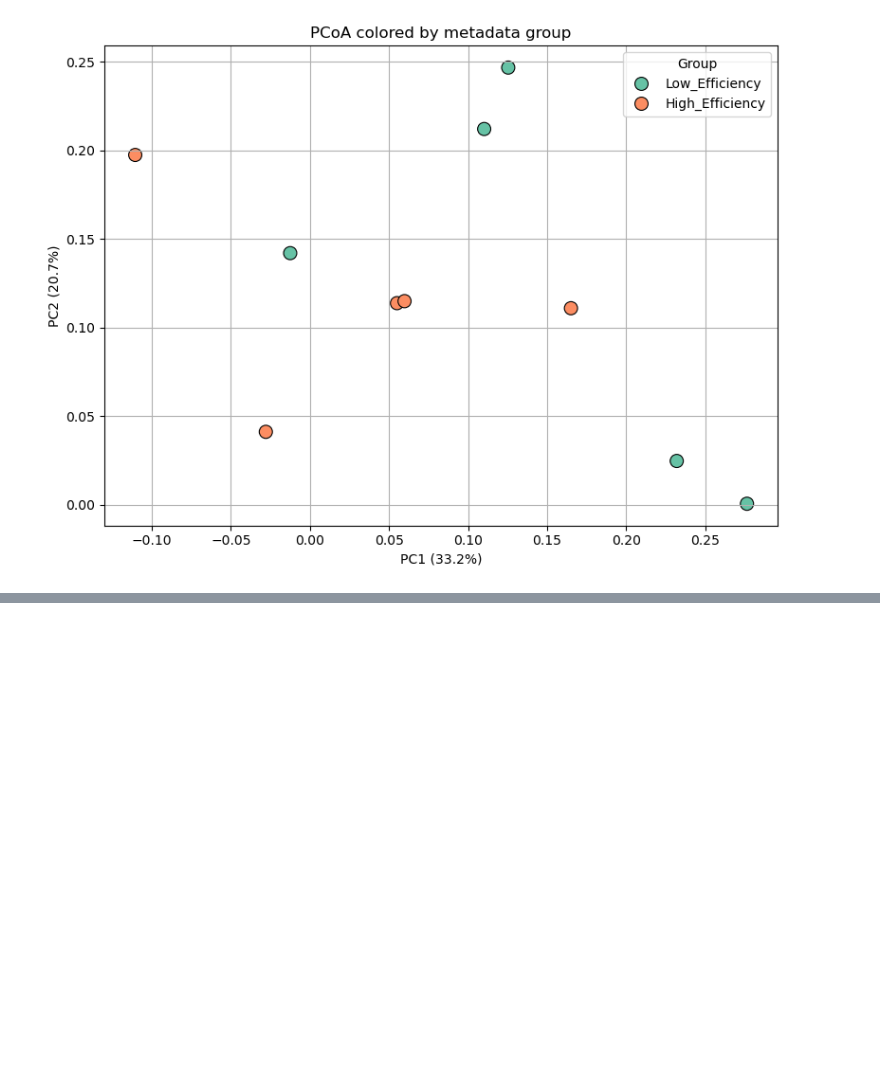
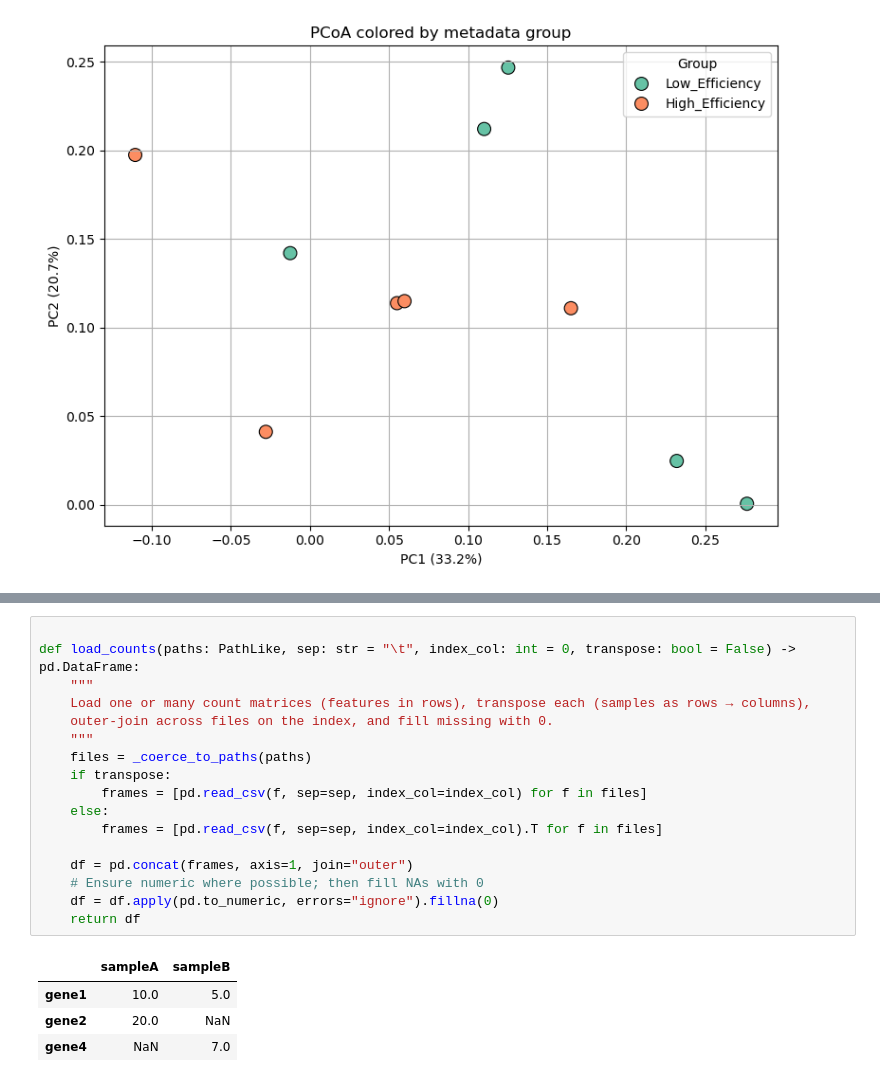
Before and after one commit to JPereira199/kraken_snake, a Jupyter notebook: scripts/diversity_clustering.ipynb, the cells around one changed output, grey strips where cells are left out. Cells and saved outputs as stored; diff of their text form; blank space fills up the shorter version.

```diff
--- a/scripts/diversity_clustering.ipynb
+++ b/scripts/diversity_clustering.ipynb
@@ -744,0 +590,22 @@ Probability of detecting a rare species:
+# %%
+
+def load_counts(paths: PathLike, sep: str = "\t", index_col: int = 0, transpose: bool = False) -> pd.DataFrame:
+    """
+    Load one or many count matrices (features in rows), transpose each (samples as rows → columns),
+    outer-join across files on the index, and fill missing with 0.
+    """
+    files = _coerce_to_paths(paths)
+    if transpose:
+        frames = [pd.read_csv(f, sep=sep, index_col=index_col) for f in files]
+    else:
+        frames = [pd.read_csv(f, sep=sep, index_col=index_col).T for f in files]
+
+    df = pd.concat(frames, axis=1, join="outer")
+    # Ensure numeric where possible; then fill NAs with 0
+    df = df.apply(pd.to_numeric, errors="ignore").fillna(0)
+    return df
+# %% [output]
+|  | sampleA | sampleB |
+| gene1 | 10.0 | 5.0 |
+| gene2 | 20.0 | NaN |
+| gene4 | NaN | 7.0 |
```
Also changed, not shown: parts of 1 cell of this notebook, 11 other files.
